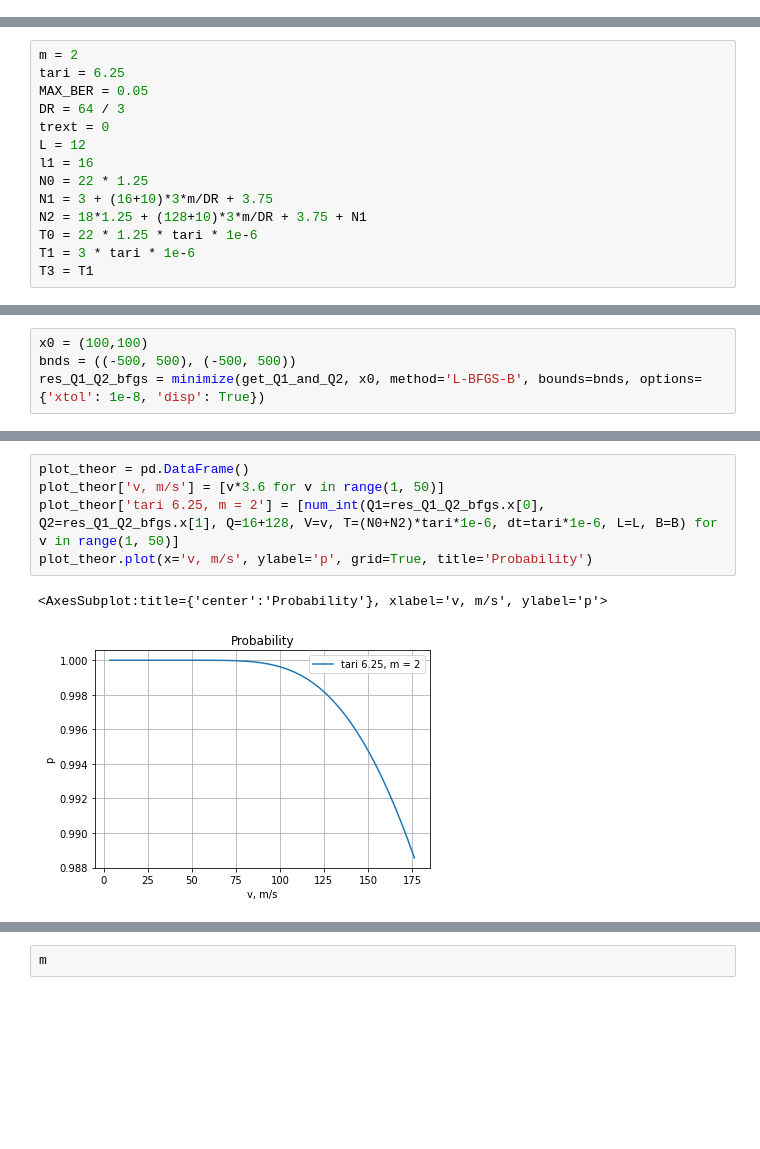
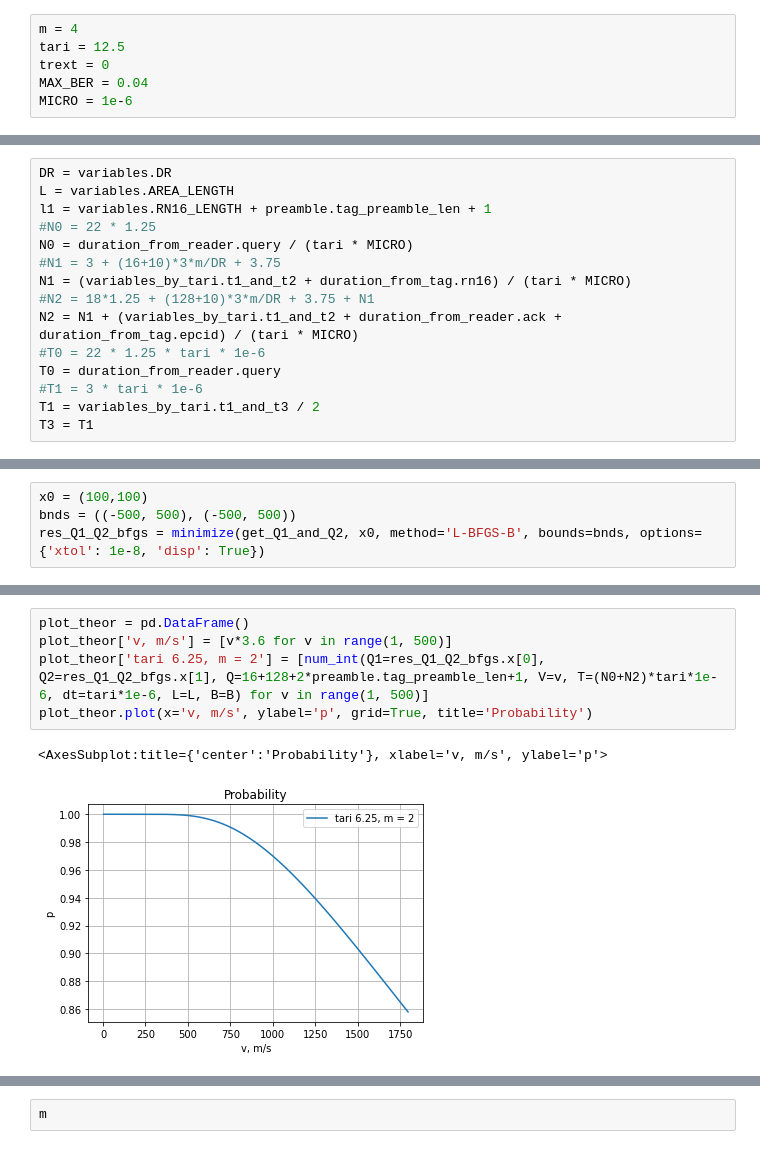
Before and after one commit to FenikL/rfid_project, a Jupyter notebook: experiments/estimate_ber_as_func.ipynb, the cells around one changed output, grey strips where cells are left out. Saved outputs shown, nothing was run; the diff lists cells and outputs as text; blank space fills up the shorter version.

```diff
--- a/experiments/estimate_ber_as_func.ipynb
+++ b/experiments/estimate_ber_as_func.ipynb
@@ -13,3 +13,9 @@ from model import snr_to_ber
 # %% [output]
 The autoreload extension is already loaded. To reload it, use:
   %reload_ext autoreload
+# %%
+m = 4
+tari = 12.5
+trext = 0
+MAX_BER = 0.04
+MICRO = 1e-6
@@ -16,16 +40,17 @@ The autoreload extension is already loaded. To reload it, use:
 # %%
-m = 2
-tari = 6.25
-MAX_BER = 0.05
-DR = 64 / 3
-trext = 0
-L = 12
-l1 = 16
-N0 = 22 * 1.25
-N1 = 3 + (16+10)*3*m/DR + 3.75
-N2 = 18*1.25 + (128+10)*3*m/DR + 3.75 + N1
-T0 = 22 * 1.25 * tari * 1e-6
-T1 = 3 * tari * 1e-6
+DR = variables.DR
+L = variables.AREA_LENGTH
+l1 = variables.RN16_LENGTH + preamble.tag_preamble_len + 1
+#N0 = 22 * 1.25
+N0 = duration_from_reader.query / (tari * MICRO)
+#N1 = 3 + (16+10)*3*m/DR + 3.75
+N1 = (variables_by_tari.t1_and_t2 + duration_from_tag.rn16) / (tari * MICRO)
+#N2 = 18*1.25 + (128+10)*3*m/DR + 3.75 + N1
+N2 = N1 + (variables_by_tari.t1_and_t2 + duration_from_reader.ack + duration_from_tag.epcid) / (tari * MICRO)
+#T0 = 22 * 1.25 * tari * 1e-6
+T0 = duration_from_reader.query
+#T1 = 3 * tari * 1e-6
+T1 = variables_by_tari.t1_and_t3 / 2
 T3 = T1
 # %%
 x = [x for x in np.arange(0.0001, 30, 0.01)]
@@ -237,11 +283,11 @@ compafe_func.plot(x="beta", ylabel="M(t)")
 # %%
 plot_theor = pd.DataFrame()
-plot_theor['v, m/s'] = [v*3.6 for v in range(1, 50)]
-plot_theor['tari 6.25, m = 2'] = [num_int(Q1=res_Q1_Q2_bfgs.x[0], Q2=res_Q1_Q2_bfgs.x[1], Q=16+128, V=v, T=(N0+N2)*tari*1e-6, dt=tari*1e-6, L=L, B=B) for v in range(1, 50)]
+plot_theor['v, m/s'] = [v*3.6 for v in range(1, 500)]
+plot_theor['tari 6.25, m = 2'] = [num_int(Q1=res_Q1_Q2_bfgs.x[0], Q2=res_Q1_Q2_bfgs.x[1], Q=16+128+2*preamble.tag_preamble_len+1, V=v, T=(N0+N2)*tari*1e-6, dt=tari*1e-6, L=L, B=B) for v in range(1, 500)]
 plot_theor.plot(x='v, m/s', ylabel='p', grid=True, title='Probability')
 # %% [output]
 <AxesSubplot:title={'center':'Probability'}, xlabel='v, m/s', ylabel='p'>
-[figure, old version]
+[figure, new version]
 # %%
 num_int(Q1=res_Q1_Q2_bfgs.x[0], Q2=res_Q1_Q2_bfgs.x[1], Q=16+128, V=50, T=(N0+N2)*tari*1e-6, dt=tari*1e-6, L=L, B=B)
 # %% [output]
```
Also changed, not shown: parts of 10 cells of this notebook, 1 other file.
